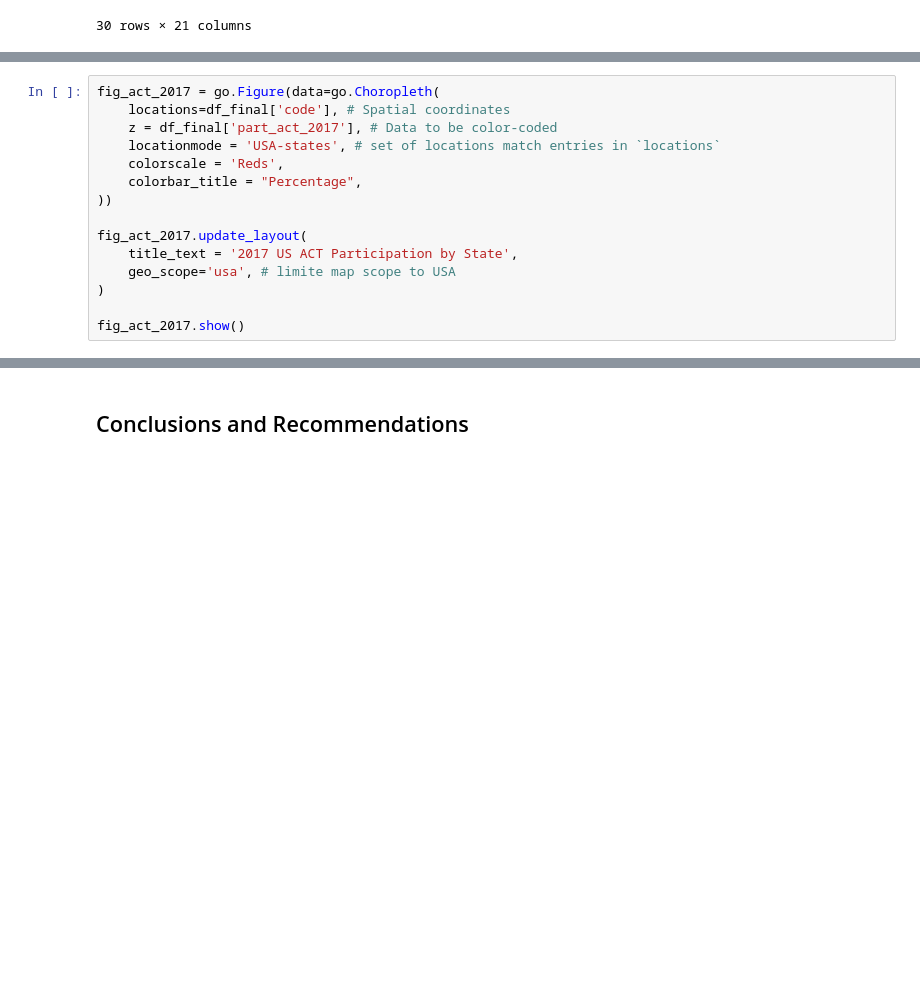
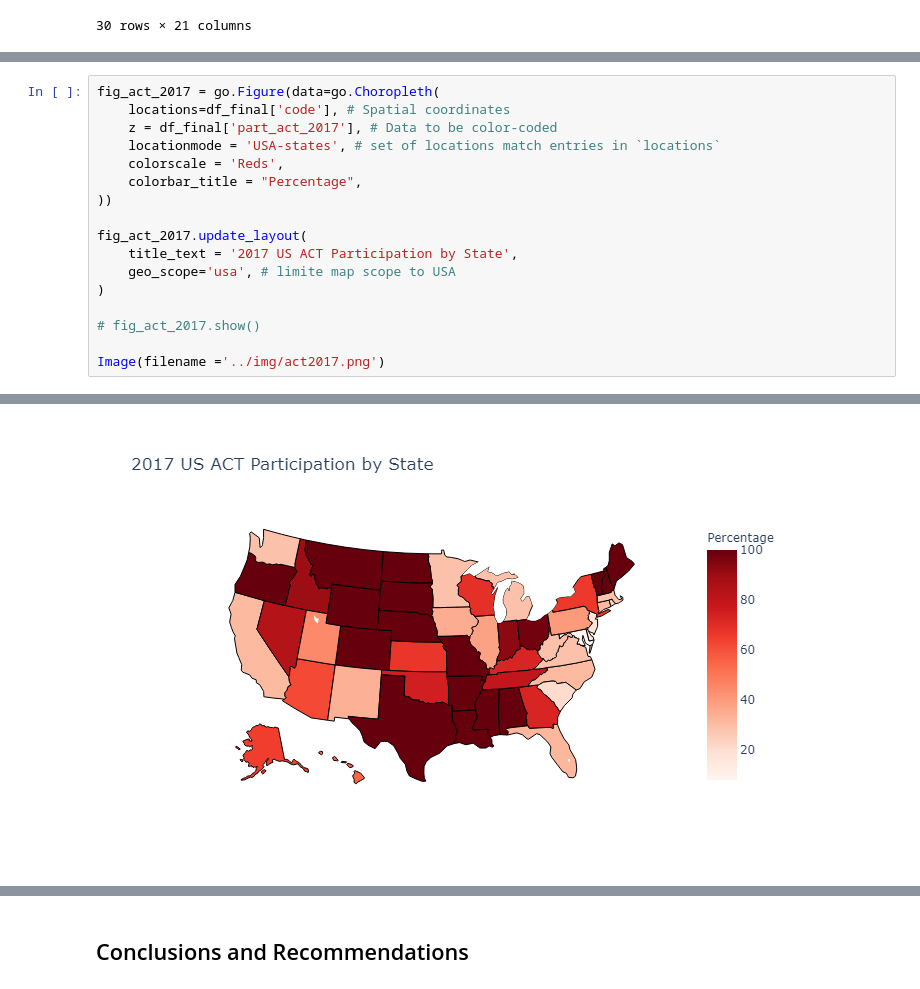
Before and after one commit to lucashomil/SAT-ACT-Analysis, a Jupyter notebook: code/SAT & ACT Analysis.ipynb, the cells around one changed output, grey strips where cells are left out. Cells and saved outputs as stored; diff of their text form; blank space fills up the shorter version.

```diff
--- a/code/SAT & ACT Analysis.ipynb
+++ b/code/SAT & ACT Analysis.ipynb
@@ -1293,5 +1290,7 @@ fig_act_2017.update_layout(
     geo_scope='usa', # limite map scope to USA
 )
 
-fig_act_2017.show()
+# fig_act_2017.show()
+
+Image(filename ='../img/act2017.png')
 # %% [output]
@@ -1299,3 +1297,4 @@ fig_act_2017.show()
+[figure, added]
 # %%
 fig_act_2018 = go.Figure(data=go.Choropleth(
     locations=df_final['code'], # Spatial coordinates
```
Also changed, not shown: parts of 7 cells of this notebook, 4 other files.
